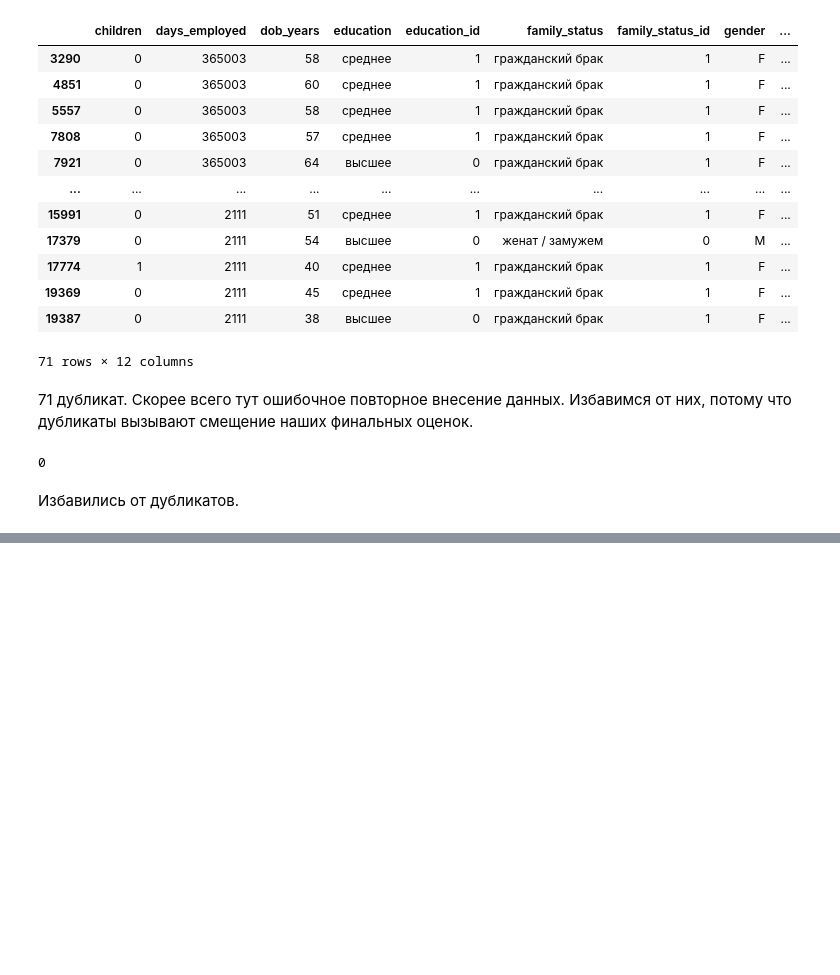
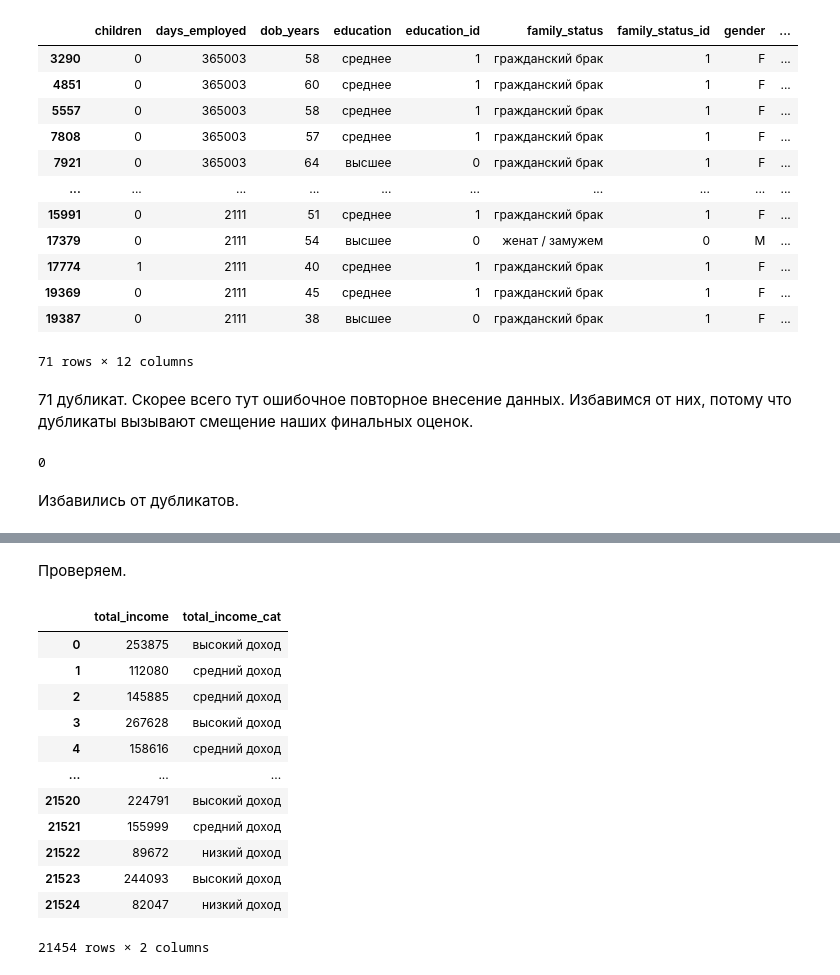
Before and after one commit to Alex-projects-hub/Borrower_reliability_research, a Jupyter notebook: Borrower_reliability_research.ipynb, the cells around one changed output, grey strips where cells are left out. Cells and saved outputs as stored; diff of their text form; code cells hidden in the pictures; blank space fills up the shorter version.

```diff
--- a/Borrower_reliability_research.ipynb
+++ b/Borrower_reliability_research.ipynb
@@ -525,0 +711,28 @@ df.duplicated().sum()
+# %%
+def make_total_income_cat(col):
+    if col < 100_000:
+        return "низкий доход"
+    elif 100_000 <= col <= 200_000:
+        return "средний доход"
+    else:
+        return "высокий доход"
+# %%
+df["total_income_cat"] = df["total_income"].apply(make_total_income_cat)
+# %% [markdown]
+Проверяем.
+# %%
+df[["total_income", "total_income_cat"]]
+# %% [output]
+|  | total_income | total_income_cat |
+| 0 | 253875 | высокий доход |
+| 1 | 112080 | средний доход |
+| 2 | 145885 | средний доход |
+| 3 | 267628 | высокий доход |
+| 4 | 158616 | средний доход |
+| ... | ... | ... |
+| 21520 | 224791 | высокий доход |
+| 21521 | 155999 | средний доход |
+| 21522 | 89672 | низкий доход |
+| 21523 | 244093 | высокий доход |
+| 21524 | 82047 | низкий доход |
+21454 rows × 2 columns
```
Also changed, not shown: parts of 53 cells of this notebook.
